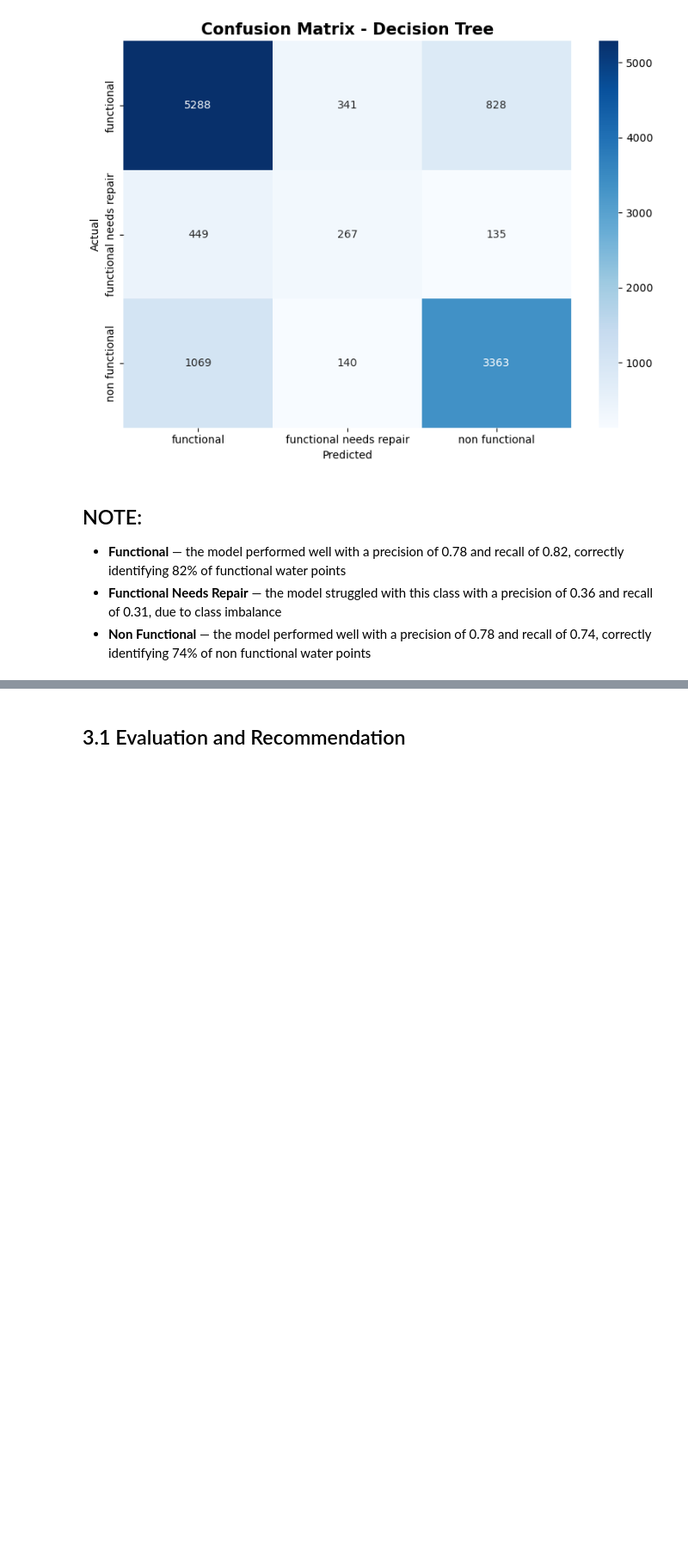
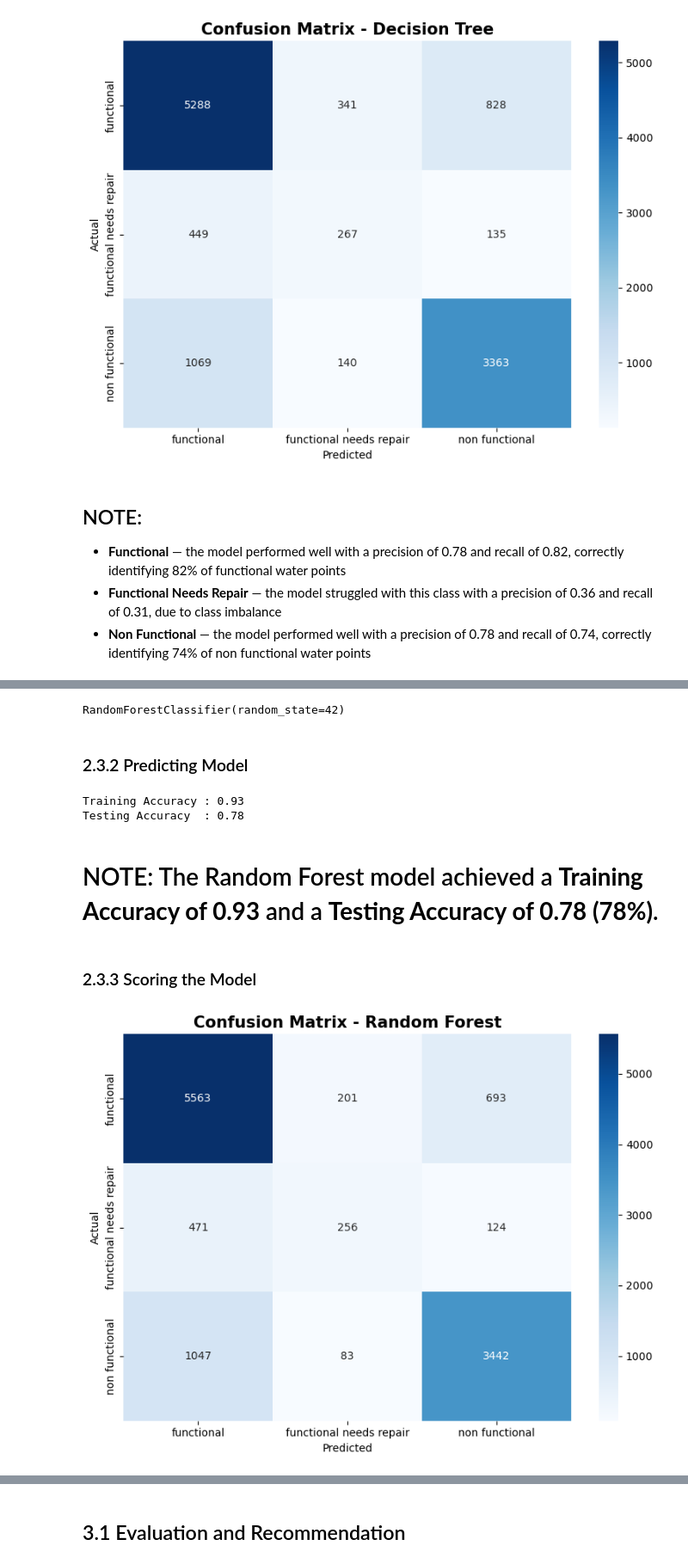
Before and after one commit to nduvawinnie/TANZANIAN_WATERWELL_PREDICTIVE_MODEL_REVIEW_1, a Jupyter notebook: PHASE_3_PROJECT/Tanzanian_water_wells.ipynb, the cells around one changed output, grey strips where cells are left out. Shown at 86% size. Cells and saved outputs as stored; diff of their text form; code cells hidden in the pictures; blank space fills up the shorter version.

```diff
--- a/PHASE_3_PROJECT/Tanzanian_water_wells.ipynb
+++ b/PHASE_3_PROJECT/Tanzanian_water_wells.ipynb
@@ -1704,0 +1743,16 @@ which achieved 72%, it still did not meet our target.
+# %%
+# Define the parameter grid
+param_grid = {
+    'max_depth': [3, 5, 7, 10],
+    'min_samples_split': [2, 5, 10],
+    'min_samples_leaf': [1, 2, 4]
+}
+
+# Initialize GridSearchCV
+grid_search = GridSearchCV(DecisionTreeClassifier(random_state=42),
+                           param_grid, cv=5, scoring='accuracy')
+grid_search.fit(X_train, y_train)
+
+# Best parameters
+print(f"Best Parameters: {grid_search.best_params_}")
+print(f"Best Accuracy  : {grid_search.best_score_:.2f}")
@@ -1704,0 +1773,34 @@ which achieved 72%, it still did not meet our target.
+# %%
+rf = RandomForestClassifier(n_estimators=100, random_state=42)
+rf.fit(X_train, y_train)
+# %% [output]
+RandomForestClassifier(random_state=42)
+# %% [markdown]
+### 2.3.2 Predicting Model
+# %%
+y_pred_rf = rf.predict(X_test)
+print(f"Training Accuracy : {rf.score(X_train, y_train):.2f}")
+print(f"Testing Accuracy  : {rf.score(X_test, y_test):.2f}")
+# %% [output]
+Training Accuracy : 0.93
+Testing Accuracy  : 0.78
+# %% [markdown]
+# NOTE: The Random Forest model achieved a **Training Accuracy of 0.93** and a **Testing Accuracy of 0.78 (78%)**.
+# %% [markdown]
+### 2.3.3 Scoring the Model
+# %%
+# Confusion Matrix
+plt.figure(figsize=(8, 6))
+sns.heatmap(confusion_matrix(y_test, y_pred_rf),
+            annot=True,
+            fmt='d',
+            cmap='Blues',
+            xticklabels=rf.classes_,
+            yticklabels=rf.classes_)
+plt.title('Confusion Matrix - Random Forest', fontsize=15, fontweight='bold')
+plt.xlabel('Predicted')
+plt.ylabel('Actual')
+plt.tight_layout()
+plt.show()
+# %% [output]
+[figure, added]
```
Also changed, not shown: parts of 23 cells of this notebook.
